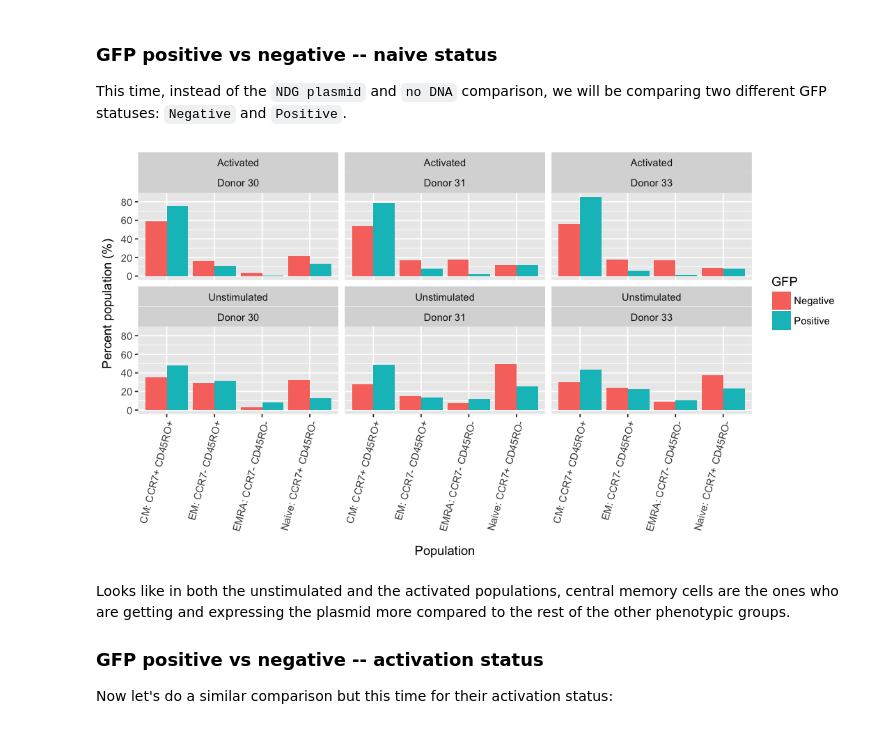
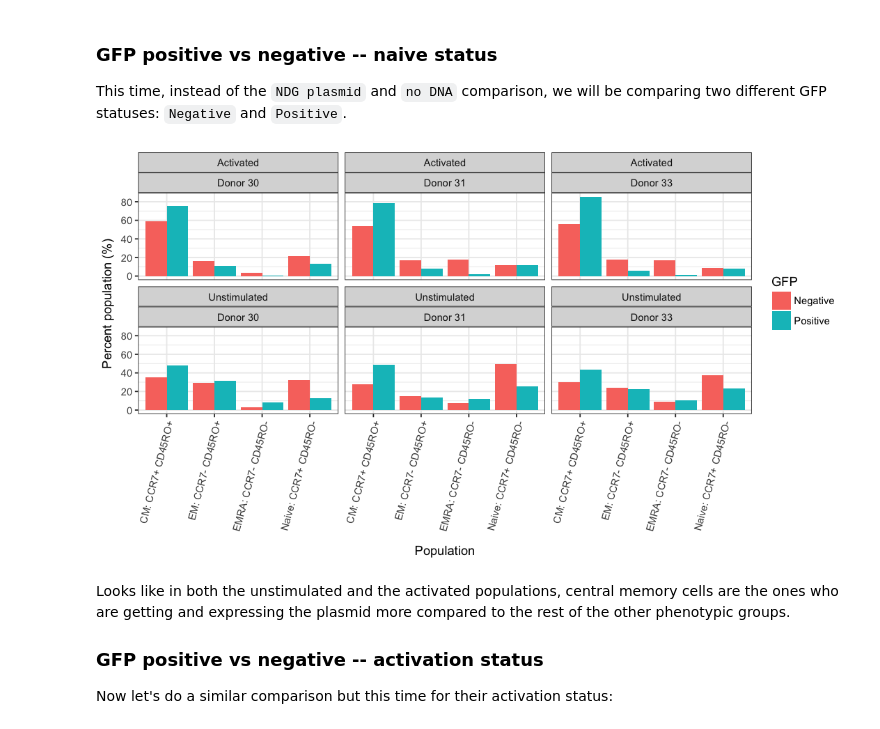
Before and after one commit to hammerlab/t-cell-electroporation, a Jupyter notebook: notebooks/figure-6/Post-electroporation cellular profiling.ipynb, the cells around one changed output. Cells and saved outputs as stored; diff of their text form; code cells hidden in the pictures.

```diff
--- a/notebooks/figure-6/Post-electroporation cellular profiling.ipynb
+++ b/notebooks/figure-6/Post-electroporation cellular profiling.ipynb
@@ -282,24 +282,25 @@ This time, instead of the `NDG plasmid` and `no DNA` comparison, we will be comp
 # %%
 options(repr.plot.width=9, repr.plot.height=5)
 
 gfp_comp_data %>%
     filter(
         `Electroporation` == "NDG plasmid",
         `Staining` == 'Naive status',
         `Population` %in% c(
             'CM: CCR7+ CD45RO+',
             'EM: CCR7- CD45RO+',
             'Naive: CCR7+ CD45RO-',
             'EMRA: CCR7- CD45RO-'
         )
     ) %>%
     ggplot(aes(x=`Population`, y=`Freq_of_Parent`, fill=`GFP`)) +
         geom_col(position='dodge') +
         facet_wrap(~`Cell state`+`Donor`, ncol=3) +
         ylab('Percent population (%)') +
+        theme_bw() +
         theme(axis.text.x=element_text(angle=75, hjust=1))
 # %% [output]
-[figure, old version]
+[figure, new version]
 # %% [markdown]
 Looks like in both the unstimulated and the activated populations, central memory cells are the ones who are getting and expressing the plasmid more compared to the rest of the other phenotypic groups.
 
```
Also changed, not shown: 5 other files.
